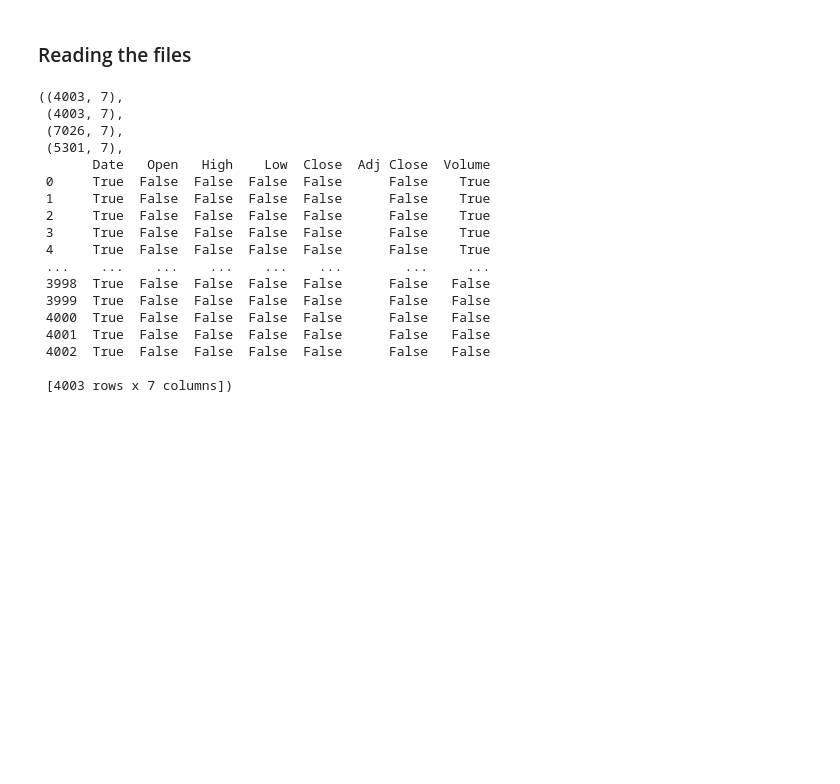
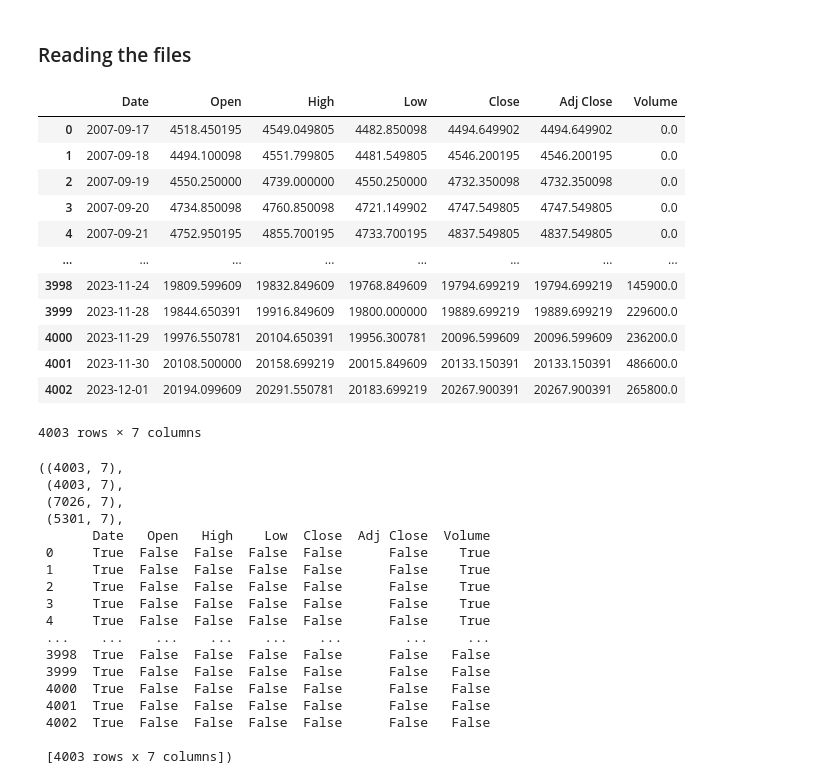
Before and after one commit to Gauranga2022/Time-Series-analysis, a Jupyter notebook: Stock_Price_Volatility_Prediction.ipynb, the cells around one changed output. Saved outputs shown, nothing was run; the diff lists cells and outputs as text; code cells hidden in the pictures; blank space fills up the shorter version.

```diff
--- a/Stock_Price_Volatility_Prediction.ipynb
+++ b/Stock_Price_Volatility_Prediction.ipynb
@@ -30,6 +33,22 @@ df1 = pd.read_csv("/content/NIFTY50.NS.csv")
 df2 = pd.read_csv("/content/NSEBANK.NS.csv")
 df3 = pd.read_csv("/content/RELIANCE.NS.csv")
 df4 = pd.read_csv("/content/TCS.NS.csv")
+# %%
+df1
+# %% [output]
+|  | Date | Open | High | Low | Close | Adj Close | Volume |
+| 0 | 2007-09-17 | 4518.450195 | 4549.049805 | 4482.850098 | 4494.649902 | 4494.649902 | 0.0 |
+| 1 | 2007-09-18 | 4494.100098 | 4551.799805 | 4481.549805 | 4546.200195 | 4546.200195 | 0.0 |
+| 2 | 2007-09-19 | 4550.250000 | 4739.000000 | 4550.250000 | 4732.350098 | 4732.350098 | 0.0 |
+| 3 | 2007-09-20 | 4734.850098 | 4760.850098 | 4721.149902 | 4747.549805 | 4747.549805 | 0.0 |
+| 4 | 2007-09-21 | 4752.950195 | 4855.700195 | 4733.700195 | 4837.549805 | 4837.549805 | 0.0 |
+| ... | ... | ... | ... | ... | ... | ... | ... |
+| 3998 | 2023-11-24 | 19809.599609 | 19832.849609 | 19768.849609 | 19794.699219 | 19794.699219 | 145900.0 |
+| 3999 | 2023-11-28 | 19844.650391 | 19916.849609 | 19800.000000 | 19889.699219 | 19889.699219 | 229600.0 |
+| 4000 | 2023-11-29 | 19976.550781 | 20104.650391 | 19956.300781 | 20096.599609 | 20096.599609 | 236200.0 |
+| 4001 | 2023-11-30 | 20108.500000 | 20158.699219 | 20015.849609 | 20133.150391 | 20133.150391 | 486600.0 |
+| 4002 | 2023-12-01 | 20194.099609 | 20291.550781 | 20183.699219 | 20267.900391 | 20267.900391 | 265800.0 |
+4003 rows × 7 columns
 # %%
 df1.shape, df2.shape, df3.shape, df4.shape, df1 == df2
 # %% [output]
```
Also changed, not shown: parts of 24 cells of this notebook.
